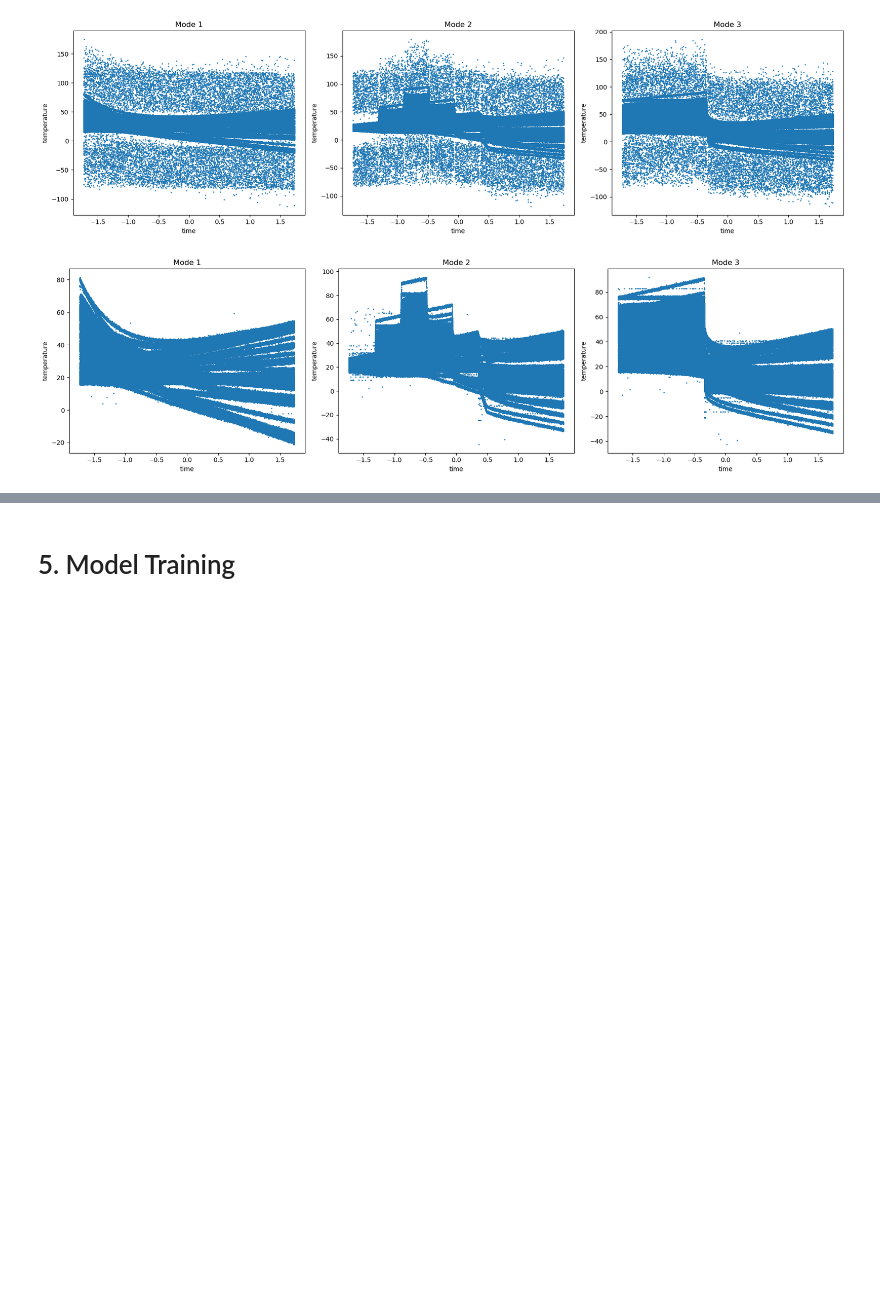
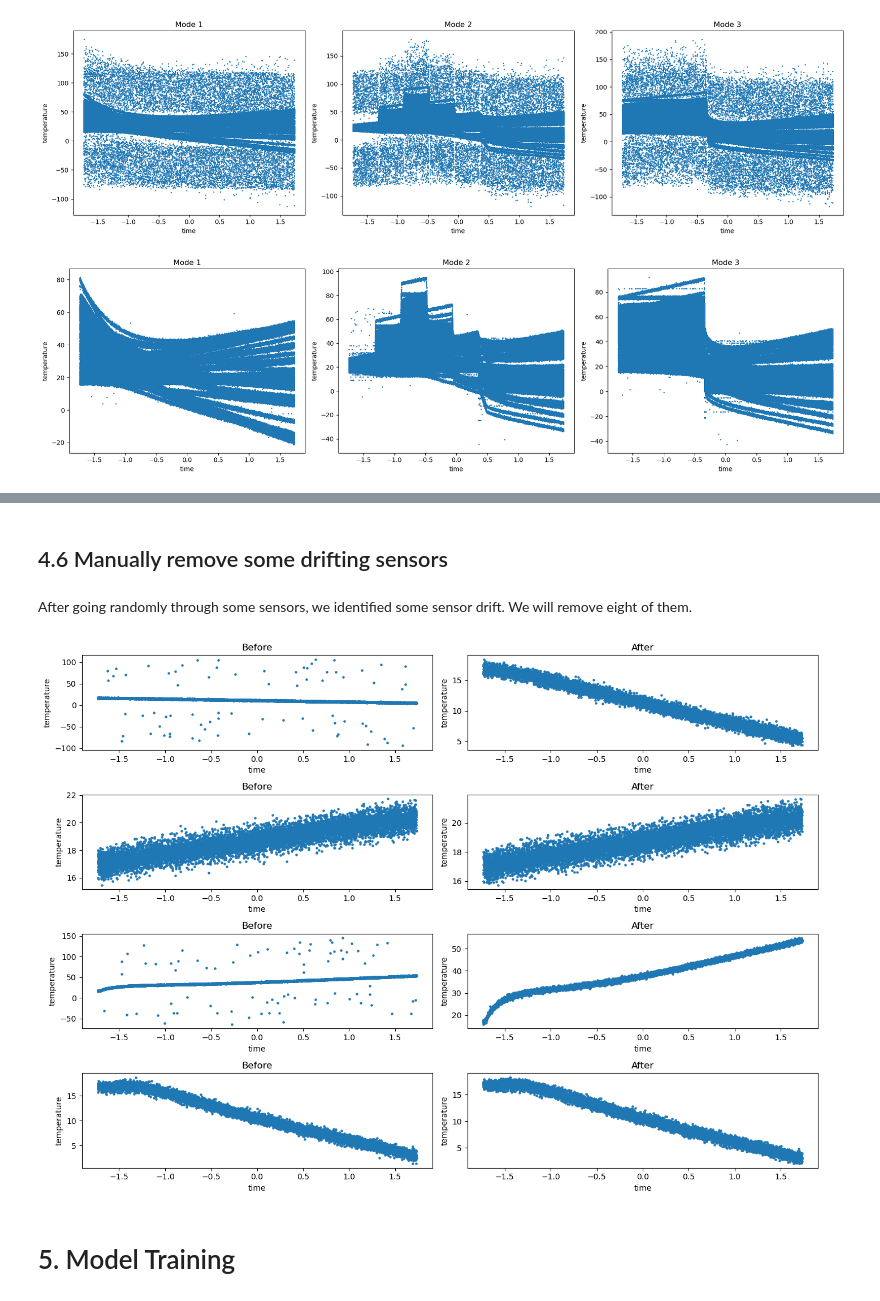
Before and after one commit to alicebeast/FinalProject_ML, a Jupyter notebook: train.ipynb, the cells around one changed output, grey strips where cells are left out. Cells and saved outputs as stored; diff of their text form; code cells hidden in the pictures; blank space fills up the shorter version.

```diff
--- a/train.ipynb
+++ b/train.ipynb
@@ -464,0 +501,28 @@ Before: 9128, After: 9128, Removed: 0
+# %% [markdown]
+## 4.6 Manually remove some drifting sensors
+# %% [markdown]
+After going randomly through some sensors, we identified some sensor drift. We will remove eight of them.
+# %%
+#visualisation of four sensor drift cases
+sensor1 = mode1[mode1['sensor'] == 'N276']
+sensor1_clean = replace_outliers_mode1(sensor1)
+sensor2 = mode1[mode1['sensor'] == 'N838']
+sensor2_clean = replace_outliers_mode1(sensor2)
+sensor3 = mode1[mode1['sensor'] == 'N749']
+sensor3_clean = replace_outliers_mode1(sensor3)
+sensor4 = mode1[mode1['sensor'] == 'N436']
+sensor4_clean = replace_outliers_mode1(sensor4)
+
+fig, axes = plt.subplots(4, 2, figsize=(14, 10))
+sensor1.plot(kind='scatter', x='time', y='temperature', ax=axes[0, 0], title='Before', s=5)
+sensor1_clean.plot(kind='scatter', x='time', y='temperature', ax=axes[0, 1], title='After', s=5)
+sensor2.plot(kind='scatter', x='time', y='temperature', ax=axes[1, 0], title='Before', s=5)
+sensor2_clean.plot(kind='scatter', x='time', y='temperature', ax=axes[1, 1], title='After', s=5)
+sensor3.plot(kind='scatter', x='time', y='temperature', ax=axes[2, 0], title='Before', s=5)
+sensor3_clean.plot(kind='scatter', x='time', y='temperature', ax=axes[2, 1], title='After', s=5)
+sensor4.plot(kind='scatter', x='time', y='temperature', ax=axes[3, 0], title='Before', s=5)
+sensor4_clean.plot(kind='scatter', x='time', y='temperature', ax=axes[3, 1], title='After', s=5)
+plt.tight_layout()
+plt.show()
+# %% [output]
+[figure, added]
```
Also changed, not shown: parts of 27 cells of this notebook.
